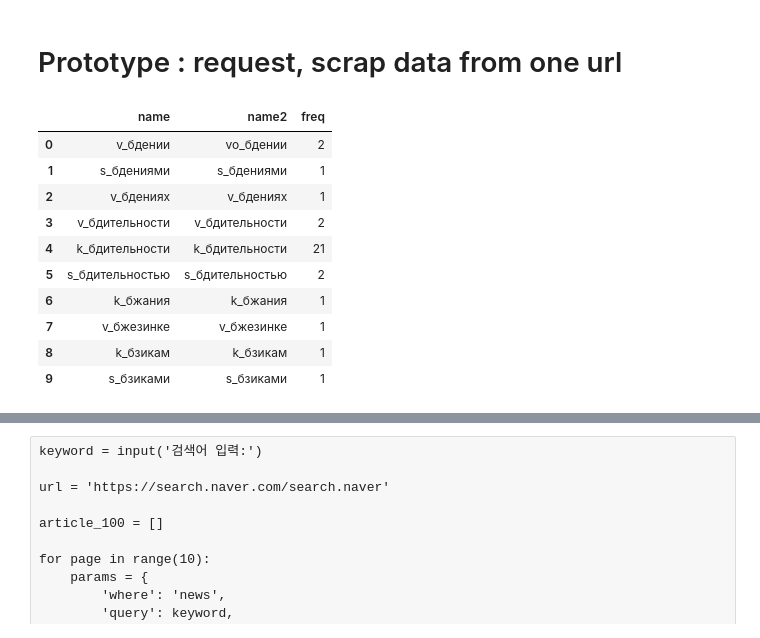
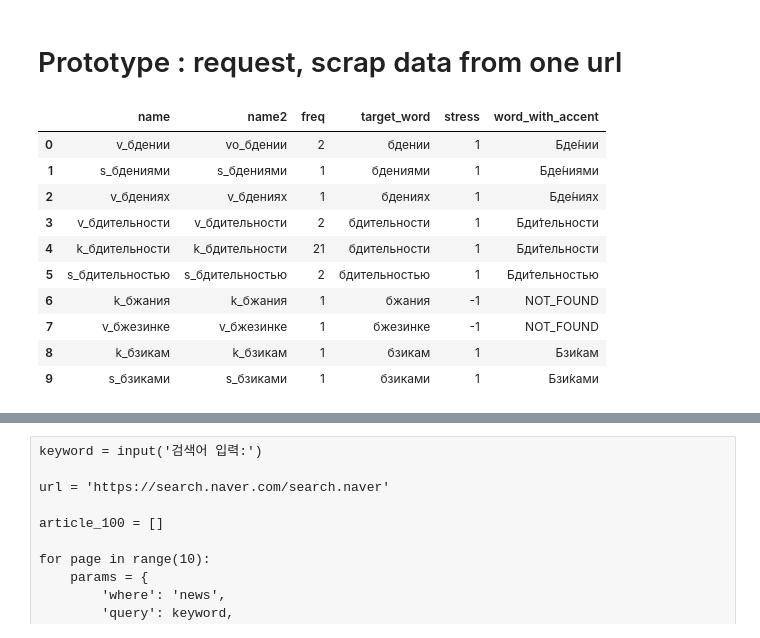
Before and after one commit to EthanHistory/stress_dict_scraping, a Jupyter notebook: 12_Crawling.ipynb, the cells around one changed output, grey strips where cells are left out. Drawn from its saved outputs; the diff is of its cells as text; code cells hidden in the pictures.

```diff
--- a/12_Crawling.ipynb
+++ b/12_Crawling.ipynb
@@ -87,14 +88,16 @@ target_df = pd.read_csv('mxnt_token.csv', names = ['name', 'name2', 'freq'])
+# %%
+main_df = pd.read_csv('new_data.csv')
 # %%
-target_df.head(10)
+main_df.head(10)
 # %% [output]
-|  | name | name2 | freq |
-| 0 | v_бдении | vo_бдении | 2 |
-| 1 | s_бдениями | s_бдениями | 1 |
-| 2 | v_бдениях | v_бдениях | 1 |
-| 3 | v_бдительности | v_бдительности | 2 |
-| 4 | k_бдительности | k_бдительности | 21 |
-| 5 | s_бдительностью | s_бдительностью | 2 |
-| 6 | k_бжания | k_бжания | 1 |
-| 7 | v_бжезинке | v_бжезинке | 1 |
-| 8 | k_бзикам | k_бзикам | 1 |
-| 9 | s_бзиками | s_бзиками | 1 |
+|  | name | name2 | freq | target_word | stress | word_with_accent |
+| 0 | v_бдении | vo_бдении | 2 | бдении | 1 | Бде́нии |
+| 1 | s_бдениями | s_бдениями | 1 | бдениями | 1 | Бде́ниями |
+| 2 | v_бдениях | v_бдениях | 1 | бдениях | 1 | Бде́ниях |
+| 3 | v_бдительности | v_бдительности | 2 | бдительности | 1 | Бди́тельности |
+| 4 | k_бдительности | k_бдительности | 21 | бдительности | 1 | Бди́тельности |
+| 5 | s_бдительностью | s_бдительностью | 2 | бдительностью | 1 | Бди́тельностью |
+| 6 | k_бжания | k_бжания | 1 | бжания | -1 | NOT_FOUND |
+| 7 | v_бжезинке | v_бжезинке | 1 | бжезинке | -1 | NOT_FOUND |
+| 8 | k_бзикам | k_бзикам | 1 | бзикам | 1 | Бзи́кам |
+| 9 | s_бзиками | s_бзиками | 1 | бзиками | 1 | Бзи́ками |
```
Also changed, not shown: parts of 12 cells of this notebook.
